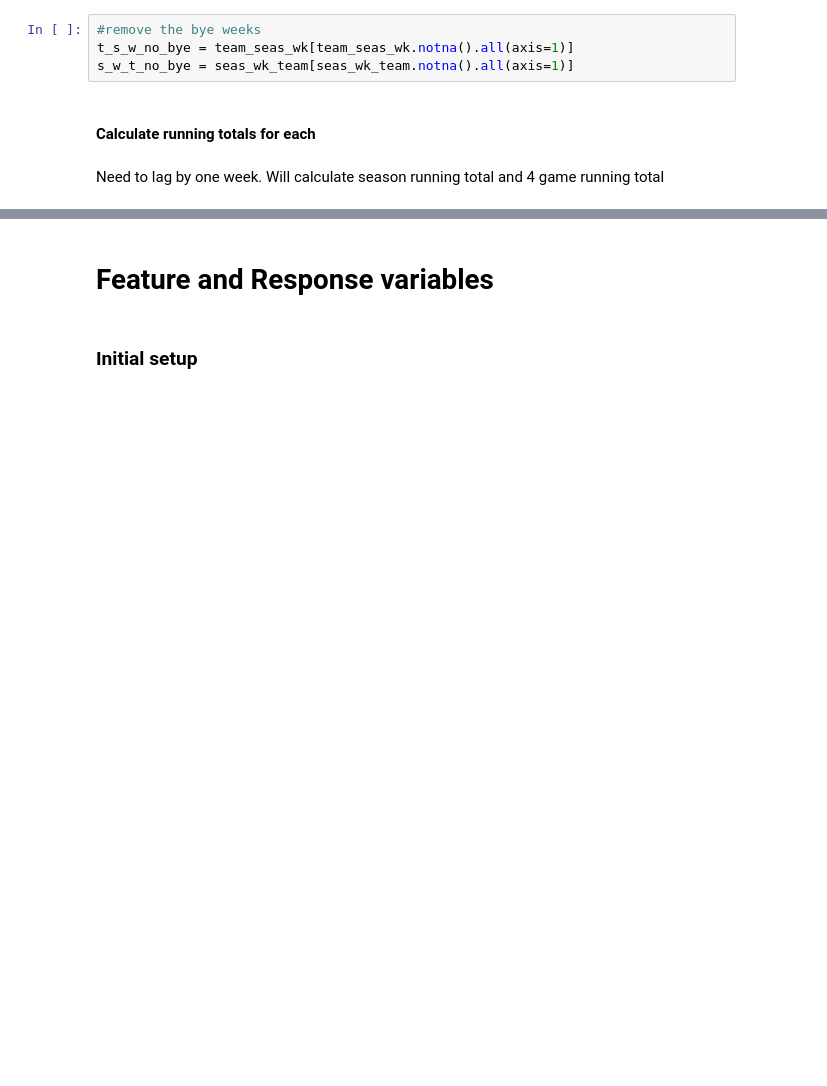
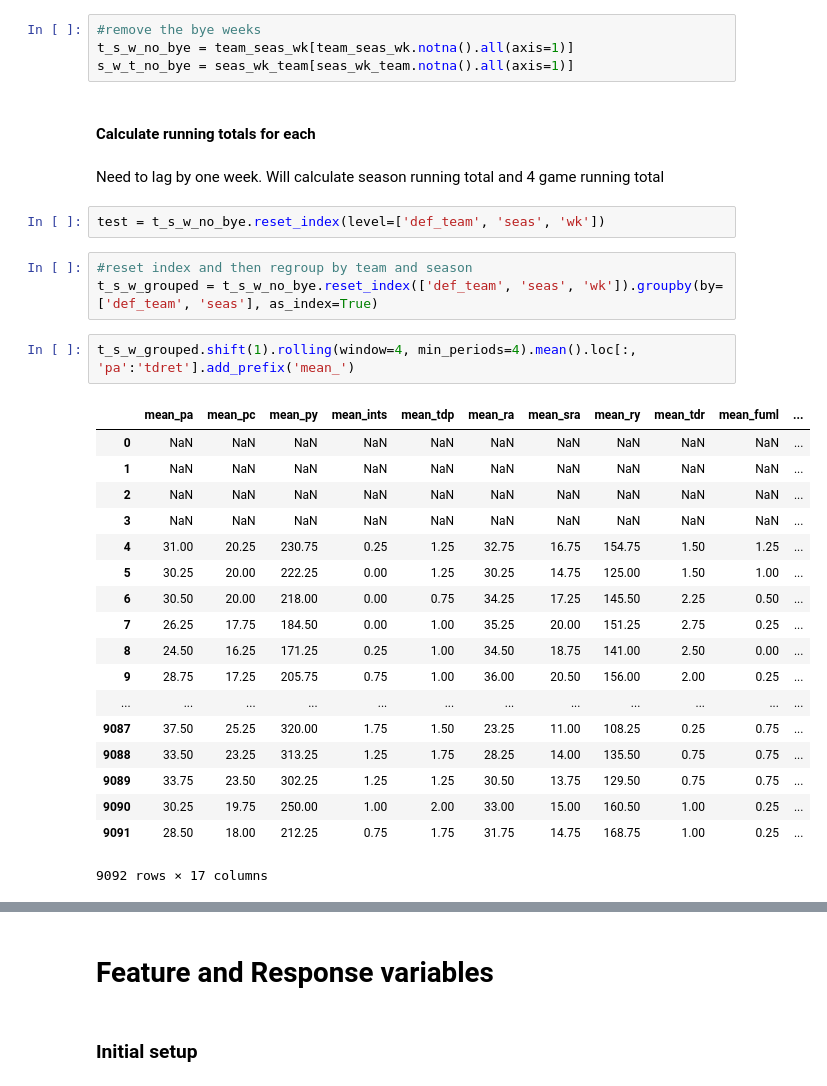
Before and after one commit to jchristo12/fantasy_football, a Jupyter notebook: analysis/feature_analysis.ipynb, the cells around one changed output, grey strips where cells are left out. Saved outputs shown, nothing was run; the diff lists cells and outputs as text; blank space fills up the shorter version.

```diff
--- a/analysis/feature_analysis.ipynb
+++ b/analysis/feature_analysis.ipynb
@@ -415,4 +406,30 @@ s_w_t_no_bye = seas_wk_team[seas_wk_team.notna().all(axis=1)]
 #### Calculate running totals for each
 # %% [markdown]
 Need to lag by one week. Will calculate season running total and 4 game running total
+# %%
+test = t_s_w_no_bye.reset_index(level=['def_team', 'seas', 'wk'])
+# %%
+#reset index and then regroup by team and season
+t_s_w_grouped = t_s_w_no_bye.reset_index(['def_team', 'seas', 'wk']).groupby(by=['def_team', 'seas'], as_index=True)
+# %%
+t_s_w_grouped.shift(1).rolling(window=4, min_periods=4).mean().loc[:, 'pa':'tdret'].add_prefix('mean_')
+# %% [output]
+|  | mean_pa | mean_pc | mean_py | mean_ints | mean_tdp | mean_ra | mean_sra | mean_ry | mean_tdr | mean_fuml | ... |
+| 0 | NaN | NaN | NaN | NaN | NaN | NaN | NaN | NaN | NaN | NaN | ... |
+| 1 | NaN | NaN | NaN | NaN | NaN | NaN | NaN | NaN | NaN | NaN | ... |
+| 2 | NaN | NaN | NaN | NaN | NaN | NaN | NaN | NaN | NaN | NaN | ... |
+| 3 | NaN | NaN | NaN | NaN | NaN | NaN | NaN | NaN | NaN | NaN | ... |
+| 4 | 31.00 | 20.25 | 230.75 | 0.25 | 1.25 | 32.75 | 16.75 | 154.75 | 1.50 | 1.25 | ... |
+| 5 | 30.25 | 20.00 | 222.25 | 0.00 | 1.25 | 30.25 | 14.75 | 125.00 | 1.50 | 1.00 | ... |
+| 6 | 30.50 | 20.00 | 218.00 | 0.00 | 0.75 | 34.25 | 17.25 | 145.50 | 2.25 | 0.50 | ... |
+| 7 | 26.25 | 17.75 | 184.50 | 0.00 | 1.00 | 35.25 | 20.00 | 151.25 | 2.75 | 0.25 | ... |
+| 8 | 24.50 | 16.25 | 171.25 | 0.25 | 1.00 | 34.50 | 18.75 | 141.00 | 2.50 | 0.00 | ... |
+| 9 | 28.75 | 17.25 | 205.75 | 0.75 | 1.00 | 36.00 | 20.50 | 156.00 | 2.00 | 0.25 | ... |
+| ... | ... | ... | ... | ... | ... | ... | ... | ... | ... | ... | ... |
+| 9087 | 37.50 | 25.25 | 320.00 | 1.75 | 1.50 | 23.25 | 11.00 | 108.25 | 0.25 | 0.75 | ... |
+| 9088 | 33.50 | 23.25 | 313.25 | 1.25 | 1.75 | 28.25 | 14.00 | 135.50 | 0.75 | 0.75 | ... |
+| 9089 | 33.75 | 23.50 | 302.25 | 1.25 | 1.25 | 30.50 | 13.75 | 129.50 | 0.75 | 0.75 | ... |
+| 9090 | 30.25 | 19.75 | 250.00 | 1.00 | 2.00 | 33.00 | 15.00 | 160.50 | 1.00 | 0.25 | ... |
+| 9091 | 28.50 | 18.00 | 212.25 | 0.75 | 1.75 | 31.75 | 14.75 | 168.75 | 1.00 | 0.25 | ... |
+9092 rows × 17 columns
 # %%
```
Also changed, not shown: parts of 6 cells of this notebook, 1 other file.
